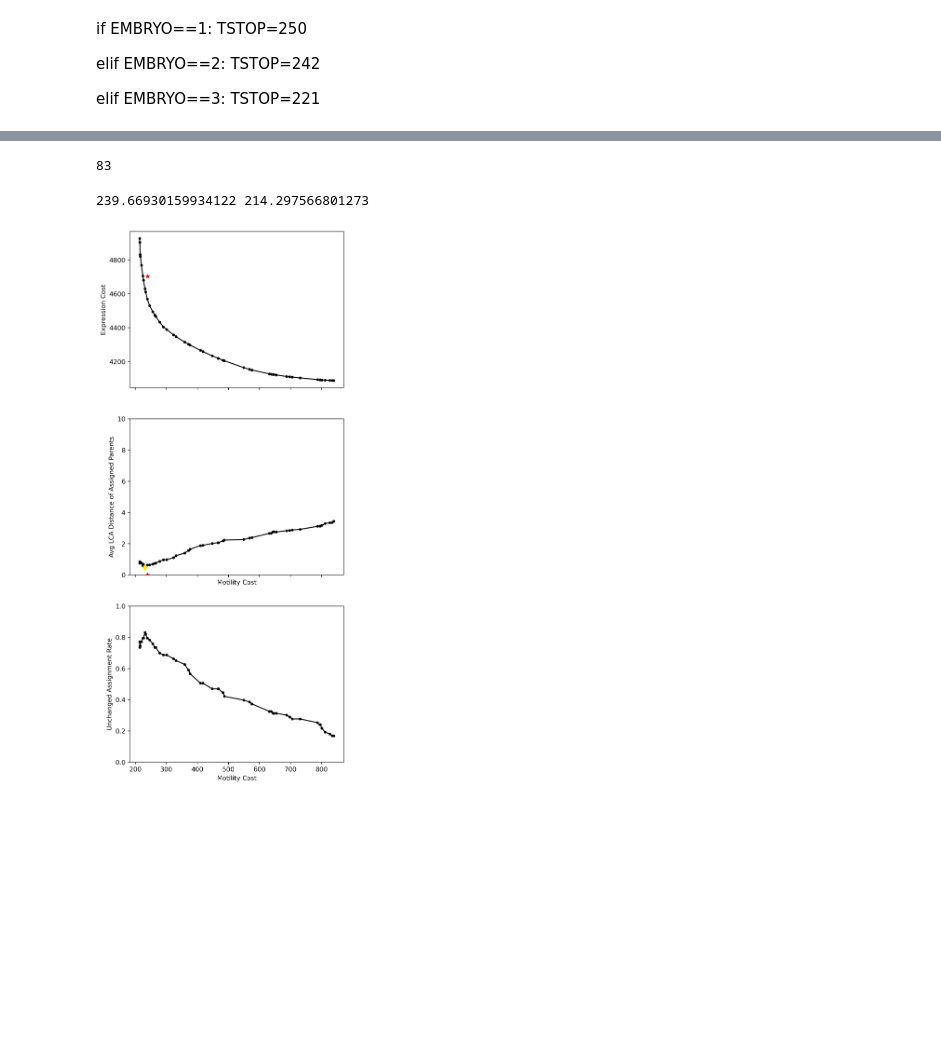
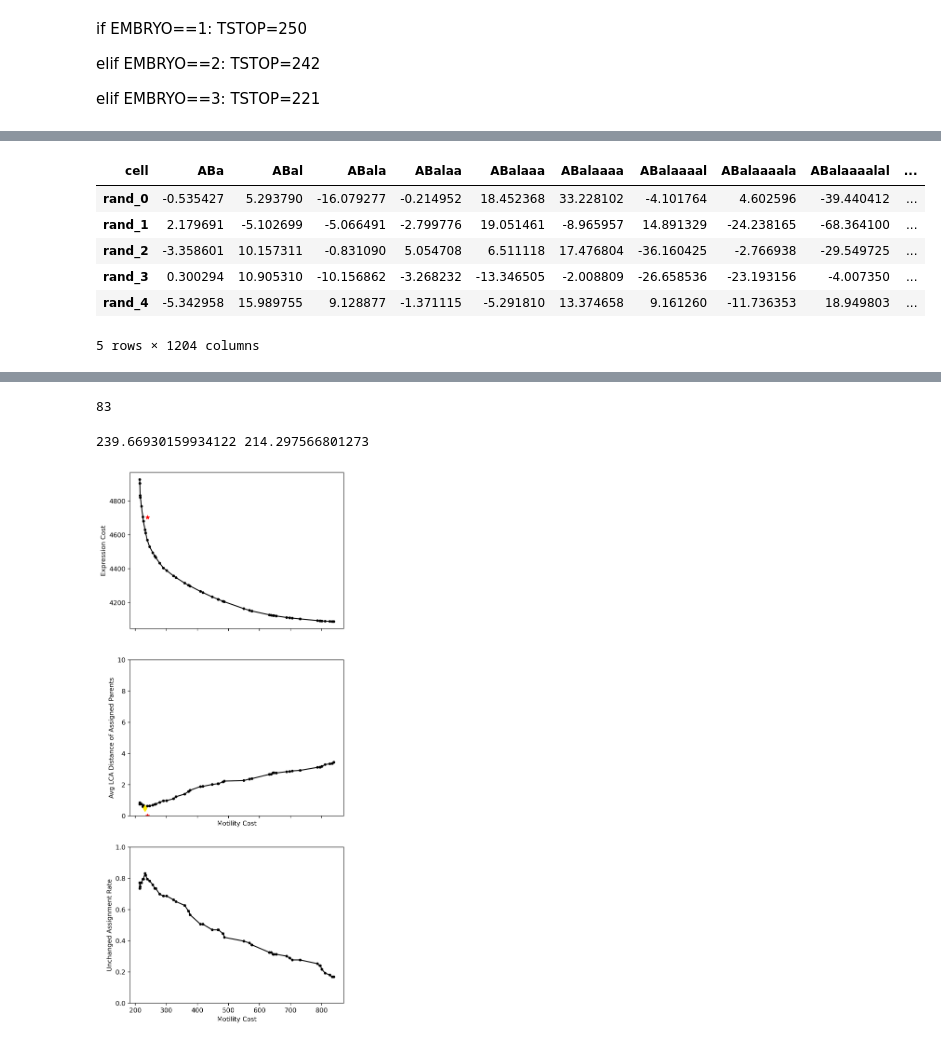
Before and after one commit to IcyFermion/embryogenesis, a Jupyter notebook: terminal_expression.ipynb, the cells around one changed output, grey strips where cells are left out. Cells and saved outputs as stored; diff of their text form; code cells hidden in the pictures; blank space fills up the shorter version.

```diff
--- a/terminal_expression.ipynb
+++ b/terminal_expression.ipynb
@@ -72,3 +107,25 @@ lineage_exp = lineage_exp.fillna(0)
+# %%
+# add a negative control expression profile
+# same columns as protein_exp, and only 100 rows for 100 random gene expressions
+# but the values of each columns are random gaussian noise
+# the gausian has same mean and std as the corresponding column in protein_exp
+# also a uniform gaussian with 0 mean and 1 std for all columns
+gaussian_exp = pd.DataFrame(index=["rand_{}".format(i) for i in range(100)], columns=protein_exp.columns)
+uniform_gaussian_exp = pd.DataFrame(index=["rand_uniform_{}".format(i) for i in range(100)], columns=protein_exp.columns)
+for col in protein_exp.columns:
+    col_mean = protein_exp[col].mean()
+    col_std = protein_exp[col].std()
+    gaussian_exp[col] = np.random.normal(loc=col_mean, scale=col_std, size=100)
+    uniform_gaussian_exp[col] = np.random.normal(loc=0, scale=1, size=100)
+gaussian_exp.head()
+# %% [output]
+| cell | ABa | ABal | ABala | ABalaa | ABalaaa | ABalaaaa | ABalaaaal | ABalaaaala | ABalaaaalal | ... |
+| rand_0 | -0.535427 | 5.293790 | -16.079277 | -0.214952 | 18.452368 | 33.228102 | -4.101764 | 4.602596 | -39.440412 | ... |
+| rand_1 | 2.179691 | -5.102699 | -5.066491 | -2.799776 | 19.051461 | -8.965957 | 14.891329 | -24.238165 | -68.364100 | ... |
+| rand_2 | -3.358601 | 10.157311 | -0.831090 | 5.054708 | 6.511118 | 17.476804 | -36.160425 | -2.766938 | -29.549725 | ... |
+| rand_3 | 0.300294 | 10.905310 | -10.156862 | -3.268232 | -13.346505 | -2.008809 | -26.658536 | -23.193156 | -4.007350 | ... |
+| rand_4 | -5.342958 | 15.989755 | 9.128877 | -1.371115 | -5.291810 | 13.374658 | 9.161260 | -11.736353 | 18.949803 | ... |
+5 rows × 1204 columns
 # %%
 tf_names = set()
 for name in protein_exp.index:
```
Also changed, not shown: parts of 16 cells of this notebook, 5 other files.
